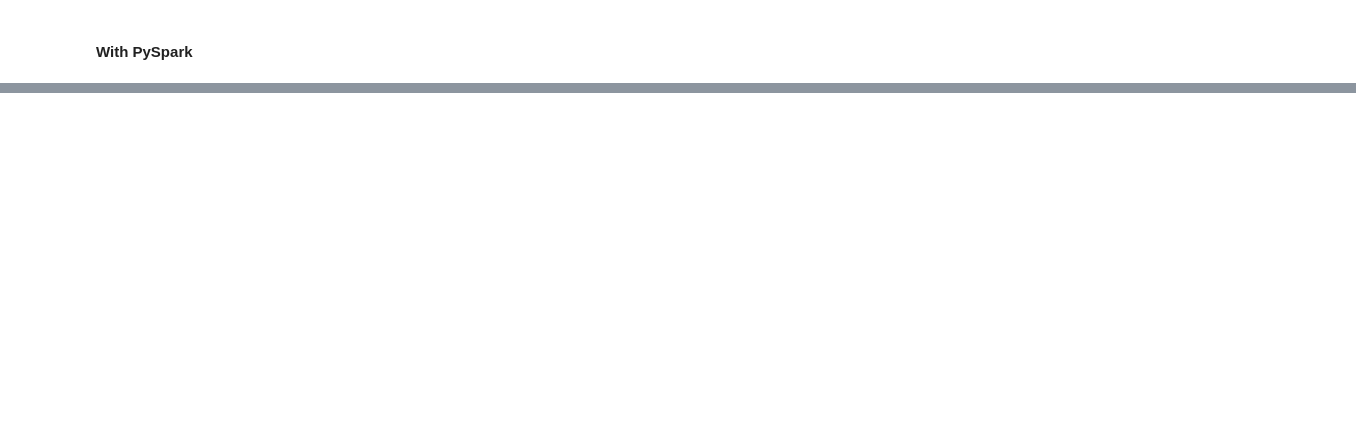
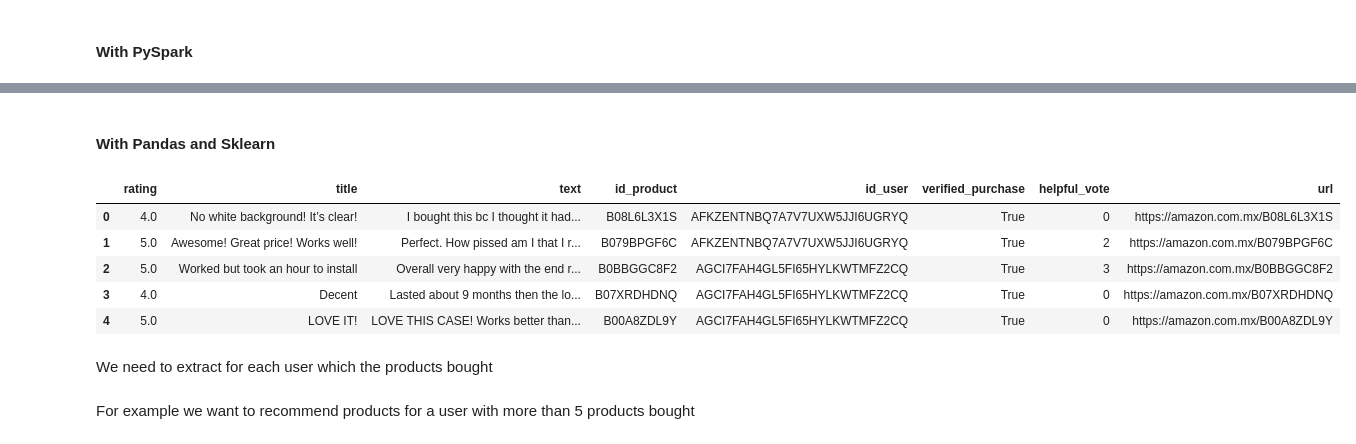
Before and after one commit to Aleksei115/Recommender-Engines, a Jupyter notebook: main.ipynb, the cells around one changed output, grey strips where cells are left out. Saved outputs shown, nothing was run; the diff lists cells and outputs as text; code cells hidden in the pictures; blank space fills up the shorter version.

Commit message:
Recommendation engine based on user profile.

```diff
--- a/main.ipynb
+++ b/main.ipynb
@@ -219,0 +289,2 @@ total_time_content_based_pandas = end_time - start_time
+# %% [markdown]
+#### With Pandas and Sklearn
@@ -219,0 +293,12 @@ total_time_content_based_pandas = end_time - start_time
+# %%
+reviews_df = pd.read_csv('./reviews_cleaned.csv')
+reviews_df.head(5)
+# %% [output]
+|  | rating | title | text | id_product | id_user | verified_purchase | helpful_vote | url |
+| 0 | 4.0 | No white background! It’s clear! | I bought this bc I thought it had... | B08L6L3X1S | AFKZENTNBQ7A7V7UXW5JJI6UGRYQ | True | 0 | https://amazon.com.mx/B08L6L3X1S |
+| 1 | 5.0 | Awesome! Great price! Works well! | Perfect. How pissed am I that I r... | B079BPGF6C | AFKZENTNBQ7A7V7UXW5JJI6UGRYQ | True | 2 | https://amazon.com.mx/B079BPGF6C |
+| 2 | 5.0 | Worked but took an hour to install | Overall very happy with the end r... | B0BBGGC8F2 | AGCI7FAH4GL5FI65HYLKWTMFZ2CQ | True | 3 | https://amazon.com.mx/B0BBGGC8F2 |
+| 3 | 4.0 | Decent | Lasted about 9 months then the lo... | B07XRDHDNQ | AGCI7FAH4GL5FI65HYLKWTMFZ2CQ | True | 0 | https://amazon.com.mx/B07XRDHDNQ |
+| 4 | 5.0 | LOVE IT! | LOVE THIS CASE! Works better than... | B00A8ZDL9Y | AGCI7FAH4GL5FI65HYLKWTMFZ2CQ | True | 0 | https://amazon.com.mx/B00A8ZDL9Y |
+# %% [markdown]
+We need to extract for each user which the products bought
@@ -219,0 +308,2 @@ total_time_content_based_pandas = end_time - start_time
+# %% [markdown]
+For example we want to recommend products for a user with more than 5 products bought
```
Also changed, not shown: parts of 25 cells of this notebook, 1 other file.
